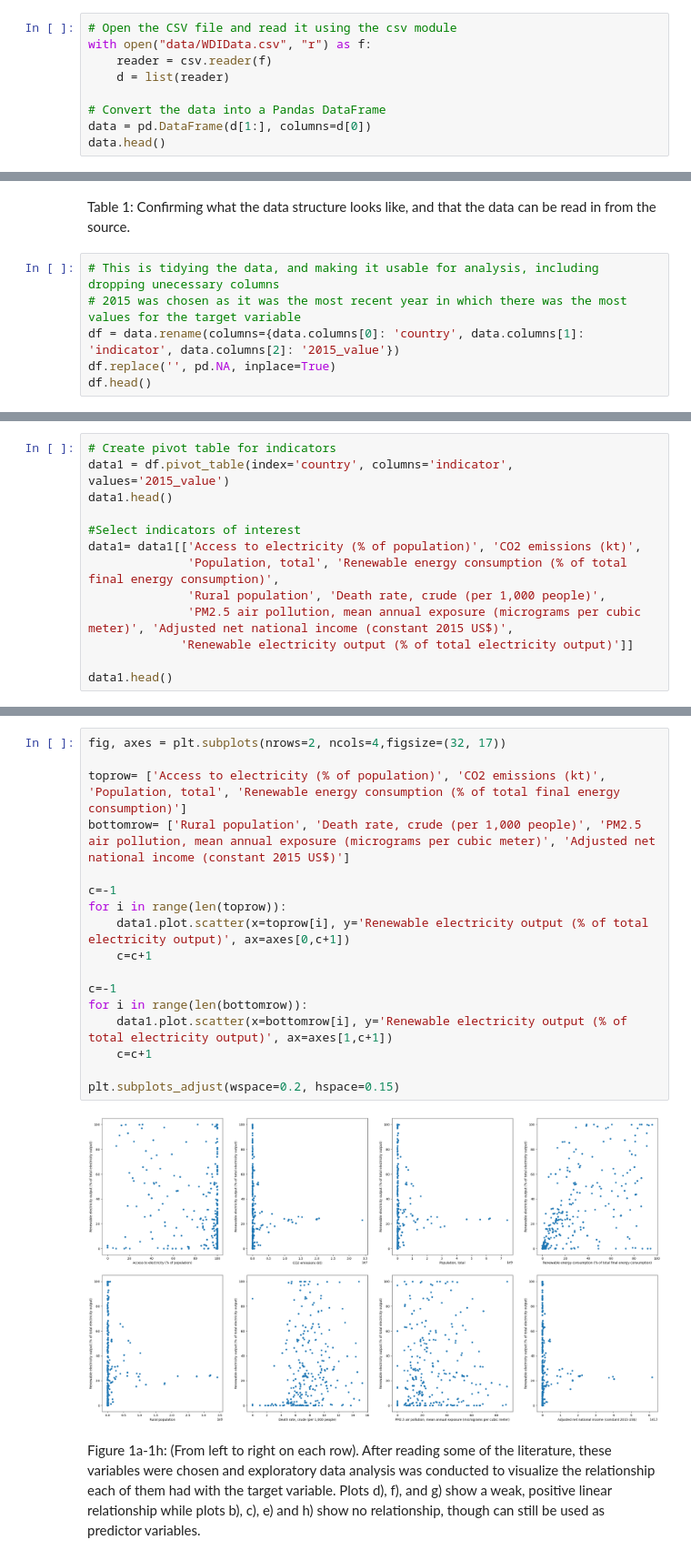
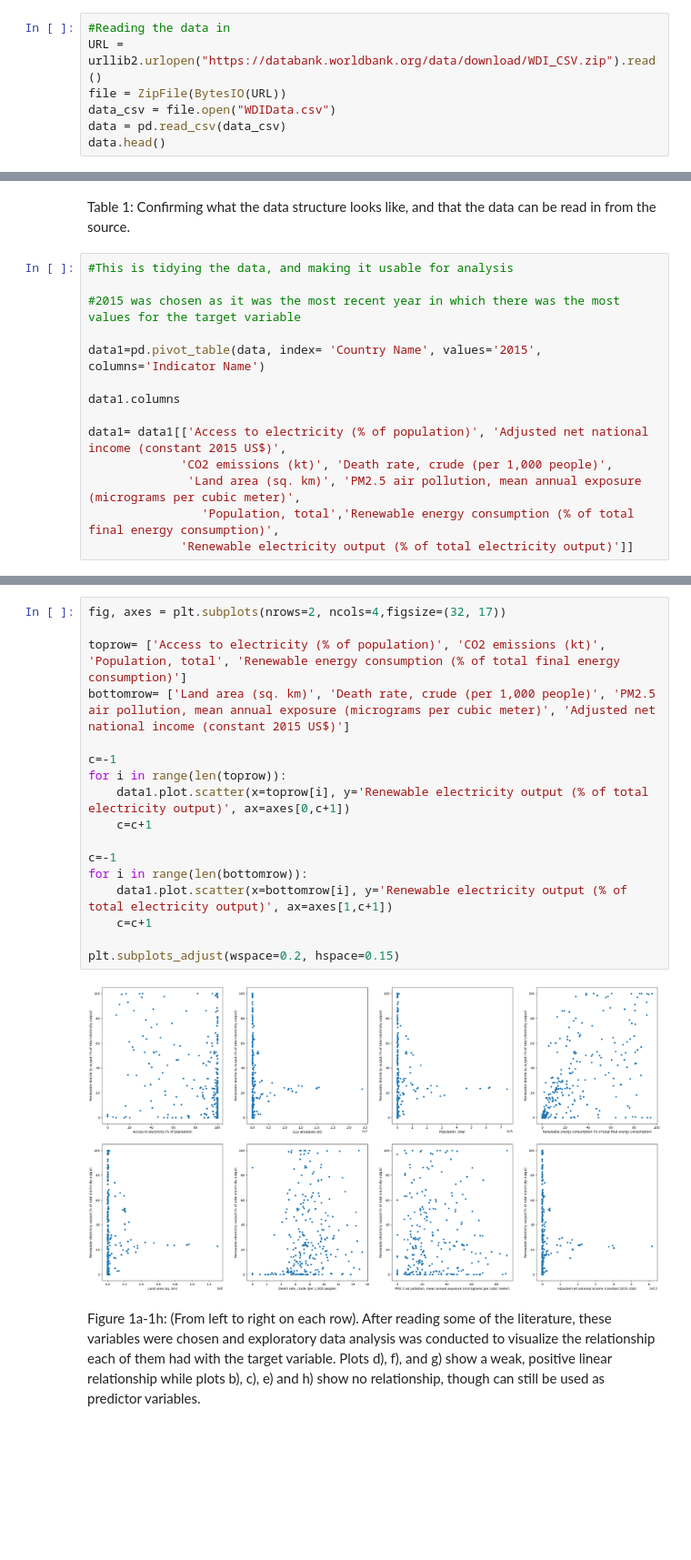
Before and after one commit to DSCI-310-2024/DSCI310-Group14, a Jupyter notebook: renewable_energy_analysis.ipynb, the cells around one changed output, grey strips where cells are left out. Shown at 91% size. Cells and saved outputs as stored; diff of their text form; blank space fills up the shorter version.

Commit message:
formatted the last graph and did final edits:

```diff
--- a/renewable_energy_analysis.ipynb
+++ b/renewable_energy_analysis.ipynb
@@ -44,12 +44,10 @@ from io import BytesIO
 import urllib.request as urllib2
 from sklearn.metrics import mean_squared_error
 # %%
-# Open the CSV file and read it using the csv module
-with open("data/WDIData.csv", "r") as f:
-    reader = csv.reader(f)
-    d = list(reader)
-
-# Convert the data into a Pandas DataFrame
-data = pd.DataFrame(d[1:], columns=d[0])
+#Reading the data in
+URL = urllib2.urlopen("https://databank.worldbank.org/data/download/WDI_CSV.zip").read()
+file = ZipFile(BytesIO(URL))
+data_csv = file.open("WDIData.csv")
+data = pd.read_csv(data_csv)
 data.head()
 # %% [output]
@@ -62,8 +61,16 @@ data.head()
 # %% [markdown]
 Table 1: Confirming what the data structure looks like, and that the data can be read in from the source.
 # %%
-# This is tidying the data, and making it usable for analysis, including dropping unecessary columns
-# 2015 was chosen as it was the most recent year in which there was the most values for the target variable
-df = data.rename(columns={data.columns[0]: 'country', data.columns[1]: 'indicator', data.columns[2]: '2015_value'})
-df.replace('', pd.NA, inplace=True)
-df.head()
+#This is tidying the data, and making it usable for analysis
+
+#2015 was chosen as it was the most recent year in which there was the most values for the target variable
+
+data1=pd.pivot_table(data, index= 'Country Name', values='2015', columns='Indicator Name')
+
+data1.columns
+
+data1= data1[['Access to electricity (% of population)', 'Adjusted net national income (constant 2015 US$)',
+             'CO2 emissions (kt)', 'Death rate, crude (per 1,000 people)',
+              'Land area (sq. km)', 'PM2.5 air pollution, mean annual exposure (micrograms per cubic meter)',
+                'Population, total','Renewable energy consumption (% of total final energy consumption)',
+             'Renewable electricity output (% of total electricity output)']]
@@ -77,13 +76,0 @@ df.head()
-# %%
-# Create pivot table for indicators
-data1 = df.pivot_table(index='country', columns='indicator', values='2015_value')
-data1.head()
-
-#Select indicators of interest
-data1= data1[['Access to electricity (% of population)', 'CO2 emissions (kt)',
-              'Population, total', 'Renewable energy consumption (% of total final energy consumption)',
-              'Rural population', 'Death rate, crude (per 1,000 people)',
-              'PM2.5 air pollution, mean annual exposure (micrograms per cubic meter)', 'Adjusted net national income (constant 2015 US$)',
-             'Renewable electricity output (% of total electricity output)']]
-
-data1.head()
@@ -114,22 +99,22 @@ memory usage: 20.7+ KB
 # %%
 fig, axes = plt.subplots(nrows=2, ncols=4,figsize=(32, 17))
 
 toprow= ['Access to electricity (% of population)', 'CO2 emissions (kt)', 'Population, total', 'Renewable energy consumption (% of total final energy consumption)']
-bottomrow= ['Rural population', 'Death rate, crude (per 1,000 people)', 'PM2.5 air pollution, mean annual exposure (micrograms per cubic meter)', 'Adjusted net national income (constant 2015 US$)']
+bottomrow= ['Land area (sq. km)', 'Death rate, crude (per 1,000 people)', 'PM2.5 air pollution, mean annual exposure (micrograms per cubic meter)', 'Adjusted net national income (constant 2015 US$)']
 
 c=-1
 for i in range(len(toprow)):
     data1.plot.scatter(x=toprow[i], y='Renewable electricity output (% of total electricity output)', ax=axes[0,c+1])
     c=c+1
 
 c=-1
 for i in range(len(bottomrow)):
     data1.plot.scatter(x=bottomrow[i], y='Renewable electricity output (% of total electricity output)', ax=axes[1,c+1])
     c=c+1
 
 plt.subplots_adjust(wspace=0.2, hspace=0.15)
 # %% [output]
-[figure, old version]
+[figure, new version]
 # %% [markdown]
 Figure 1a-1h: (From left to right on each row). After reading some of the literature, these variables were chosen and exploratory data analysis was conducted to visualize the relationship each of them had with the target variable. Plots d), f), and g) show a weak, positive linear relationship while plots b), c), e) and h) show no relationship, though can still be used as predictor variables.
 # %%
```
Also changed, not shown: parts of 8 cells of this notebook.
